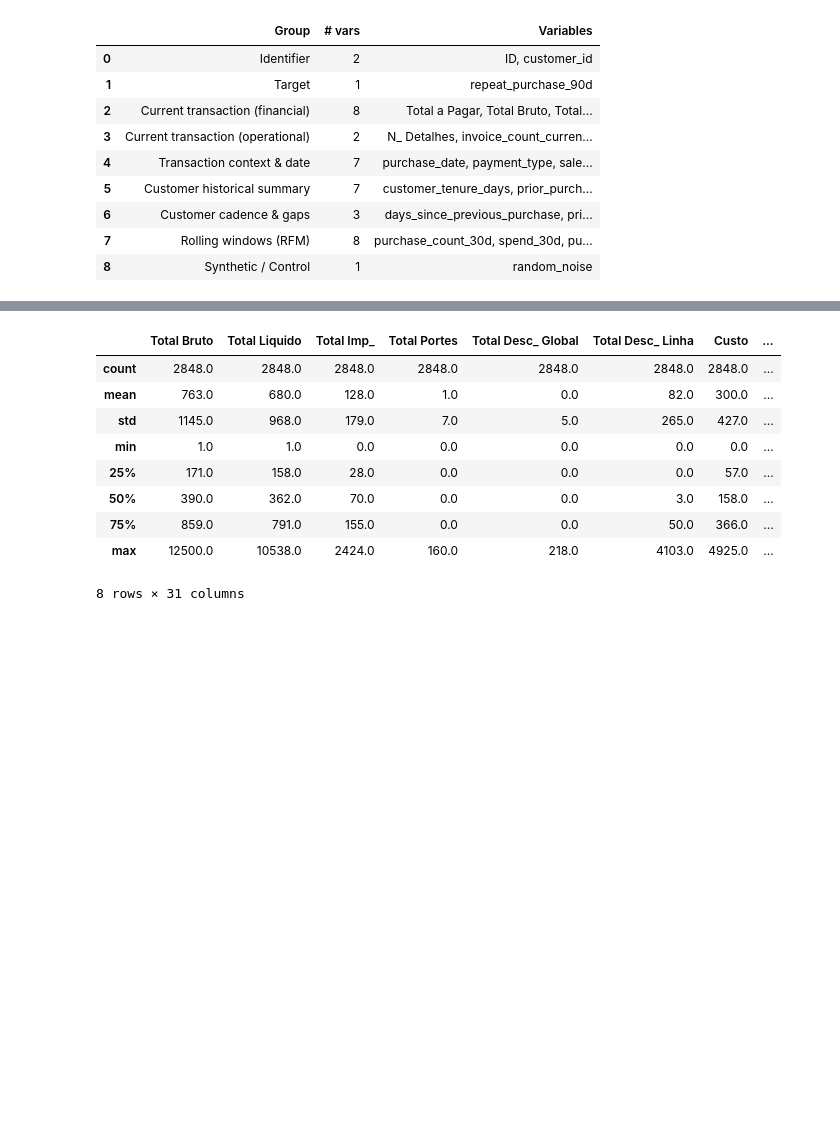
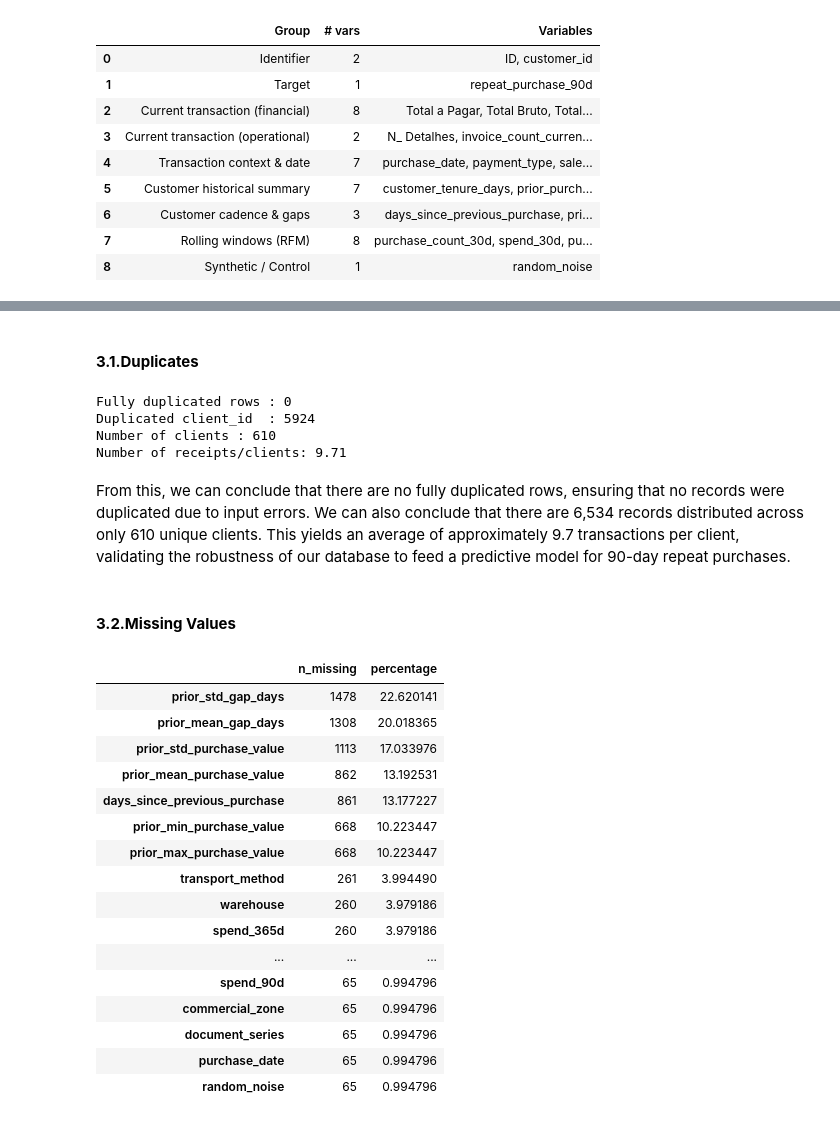
Before and after one commit to Martsnake/machine-learning, a Jupyter notebook: notebooks/Análise.ipynb, the cells around one changed output, grey strips where cells are left out. Saved outputs shown, nothing was run; the diff lists cells and outputs as text; code cells hidden in the pictures; blank space fills up the shorter version.

```diff
--- a/notebooks/Análise.ipynb
+++ b/notebooks/Análise.ipynb
@@ -150,13 +142,40 @@ pd.DataFrame(
-# %%
-(df[df["repeat_purchase_90d"]==0].describe()).round()
-# %% [output]
-|  | Total Bruto | Total Liquido | Total Imp_ | Total Portes | Total Desc_ Global | Total Desc_ Linha | Custo | ... |
-| count | 2848.0 | 2848.0 | 2848.0 | 2848.0 | 2848.0 | 2848.0 | 2848.0 | ... |
-| mean | 763.0 | 680.0 | 128.0 | 1.0 | 0.0 | 82.0 | 300.0 | ... |
-| std | 1145.0 | 968.0 | 179.0 | 7.0 | 5.0 | 265.0 | 427.0 | ... |
-| min | 1.0 | 1.0 | 0.0 | 0.0 | 0.0 | 0.0 | 0.0 | ... |
-| 25% | 171.0 | 158.0 | 28.0 | 0.0 | 0.0 | 0.0 | 57.0 | ... |
-| 50% | 390.0 | 362.0 | 70.0 | 0.0 | 0.0 | 3.0 | 158.0 | ... |
-| 75% | 859.0 | 791.0 | 155.0 | 0.0 | 0.0 | 50.0 | 366.0 | ... |
-| max | 12500.0 | 10538.0 | 2424.0 | 160.0 | 218.0 | 4103.0 | 4925.0 | ... |
-8 rows × 31 columns
+# %% [markdown]
+#### **3.1.Duplicates**
+# %%
+n_dup_rows=df_raw.duplicated().sum()  #rows that are 100% identical
+n_dup_ids=df_raw["customer_id"].duplicated().sum() #repeated member IDs
+n_client_ids= df_raw["customer_id"].nunique()
+print(f"Fully duplicated rows : {n_dup_rows}")
+print(f"Duplicated client_id  : {n_dup_ids}")
+print(f"Number of clients : {n_client_ids}")
+print(f"Number of receipts/clients: {(n_dup_ids/n_client_ids).round(2)}")
+# %% [output]
+Fully duplicated rows : 0
+Duplicated client_id  : 5924
+Number of clients : 610
+Number of receipts/clients: 9.71
+# %% [markdown]
+From this, we can conclude that there are no fully duplicated rows, ensuring that no records were duplicated due to input errors. We can also conclude that there are 6,534 records distributed across only 610 unique clients. This yields an average of approximately 9.7 transactions per client, validating the robustness of our database to feed a predictive model for 90-day repeat purchases.
+# %% [markdown]
+#### **3.2.Missing Values**
+# %%
+missing_values=(df_raw.isna().sum().to_frame("n_missing").assign(percentage=lambda x: (x["n_missing"]*100/len(df_raw))).query("n_missing>0").sort_values("percentage", ascending=False))
+missing_values
+# %% [output]
+|  | n_missing | percentage |
+| prior_std_gap_days | 1478 | 22.620141 |
+| prior_mean_gap_days | 1308 | 20.018365 |
+| prior_std_purchase_value | 1113 | 17.033976 |
+| prior_mean_purchase_value | 862 | 13.192531 |
+| days_since_previous_purchase | 861 | 13.177227 |
+| prior_min_purchase_value | 668 | 10.223447 |
+| prior_max_purchase_value | 668 | 10.223447 |
+| transport_method | 261 | 3.994490 |
+| warehouse | 260 | 3.979186 |
+| spend_365d | 260 | 3.979186 |
+| ... | ... | ... |
+| spend_90d | 65 | 0.994796 |
+| commercial_zone | 65 | 0.994796 |
+| document_series | 65 | 0.994796 |
+| purchase_date | 65 | 0.994796 |
+| random_noise | 65 | 0.994796 |
```
Also changed, not shown: parts of 26 cells of this notebook.
